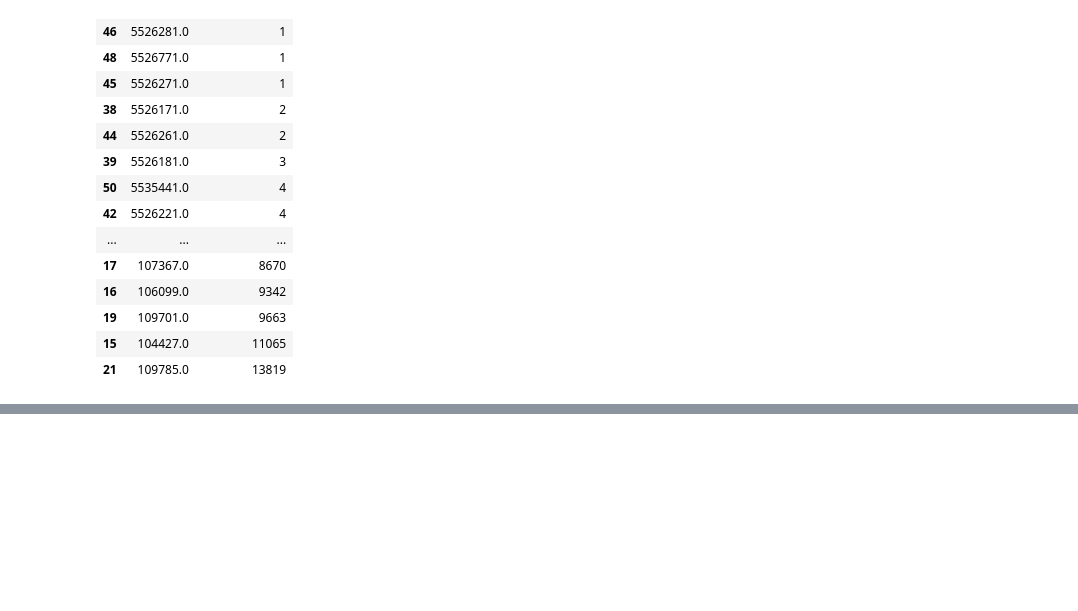
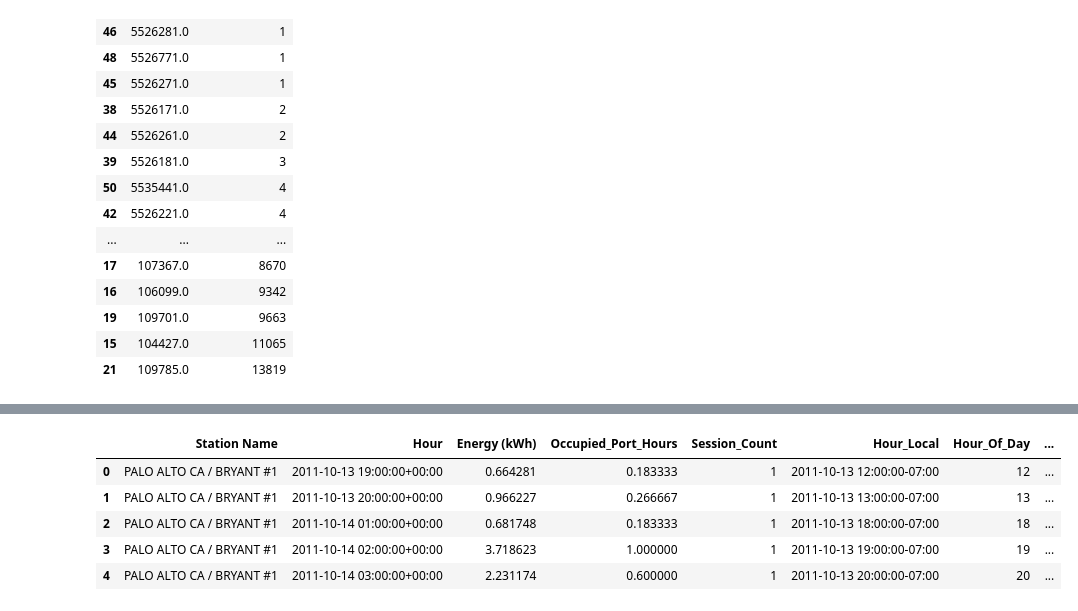
Before and after one commit to dumitritamacarenco/Introduction-to-Business-Analytics---Project-, a Jupyter notebook: ev.ipynb, the cells around one changed output, grey strips where cells are left out. Saved outputs shown, nothing was run; the diff lists cells and outputs as text; code cells hidden in the pictures; blank space fills up the shorter version.

```diff
--- a/ev.ipynb
+++ b/ev.ipynb
@@ -996,0 +821,8 @@ display(evse_usage)
+# %%
+# parse dates + durations  (this replaces total_td)
+df["Start Date"] = pd.to_datetime(df["Start Date"], errors="coerce")
+df["End Date"] = pd.to_datetime(df["End Date"], errors="coerce")
+df["Transaction Date (Pacific Time)"] = pd.to_datetime(df["Transaction Date (Pacific Time)"], errors="coerce")
+
+total_duration = pd.to_timedelta(df["Total Duration (hh:mm:ss)"], errors="coerce")
+charging_duration = pd.to_timedelta(df["Charging Time (hh:mm:ss)"], errors="coerce")
@@ -996,0 +895,11 @@ display(evse_usage)
+# %%
+# final time-valid dataset
+time_quality_mask = (
+    df_clean["Start_UTC"].notna() &
+    df_clean["End_UTC"].notna() &
+    (df_clean["Elapsed_UTC_Minutes"] > 0) &
+    ((df_clean["UTC_Duration_Difference_Minutes"].isna()) | (df_clean["UTC_Duration_Difference_Minutes"] <= 2))
+)
+
+df_time_clean = df_clean[time_quality_mask].copy()
+print("Final rows for analysis:", len(df_time_clean))
@@ -996,0 +908,14 @@ display(evse_usage)
+# %%
+# H1) Split one charging session across hours
+def split_session_into_hours(start_utc, end_utc):
+    rows = []
+    h = start_utc.floor("h")
+    while h < end_utc:
+        h_end = h + pd.Timedelta(hours=1)
+        overlap_start = max(start_utc, h)
+        overlap_end = min(end_utc, h_end)
+        overlap_hours = (overlap_end - overlap_start).total_seconds() / 3600
+        if overlap_hours > 0:
+            rows.append((h, overlap_hours))
+        h = h_end
+    return rows
@@ -996,0 +972,18 @@ display(evse_usage)
+# %%
+# H3) Add local-time features
+hourly_energy["Hour_Local"] = hourly_energy["Hour"].dt.tz_convert("America/Los_Angeles")
+hourly_energy["Hour_Of_Day"] = hourly_energy["Hour_Local"].dt.hour
+hourly_energy["Weekday_Local"] = hourly_energy["Hour_Local"].dt.dayofweek
+
+hourly_user_usage["Hour_Local"] = hourly_user_usage["Hour"].dt.tz_convert("America/Los_Angeles")
+hourly_user_usage["Hour_Of_Day"] = hourly_user_usage["Hour_Local"].dt.hour
+hourly_user_usage["Weekday_Local"] = hourly_user_usage["Hour_Local"].dt.dayofweek
+
+display(hourly_energy.head())
+# %% [output]
+|  | Station Name | Hour | Energy (kWh) | Occupied_Port_Hours | Session_Count | Hour_Local | Hour_Of_Day | ... |
+| 0 | PALO ALTO CA / BRYANT #1 | 2011-10-13 19:00:00+00:00 | 0.664281 | 0.183333 | 1 | 2011-10-13 12:00:00-07:00 | 12 | ... |
+| 1 | PALO ALTO CA / BRYANT #1 | 2011-10-13 20:00:00+00:00 | 0.966227 | 0.266667 | 1 | 2011-10-13 13:00:00-07:00 | 13 | ... |
+| 2 | PALO ALTO CA / BRYANT #1 | 2011-10-14 01:00:00+00:00 | 0.681748 | 0.183333 | 1 | 2011-10-13 18:00:00-07:00 | 18 | ... |
+| 3 | PALO ALTO CA / BRYANT #1 | 2011-10-14 02:00:00+00:00 | 3.718623 | 1.000000 | 1 | 2011-10-13 19:00:00-07:00 | 19 | ... |
+| 4 | PALO ALTO CA / BRYANT #1 | 2011-10-14 03:00:00+00:00 | 2.231174 | 0.600000 | 1 | 2011-10-13 20:00:00-07:00 | 20 | ... |
```
Also changed, not shown: parts of 14 cells of this notebook, 1 other file.
